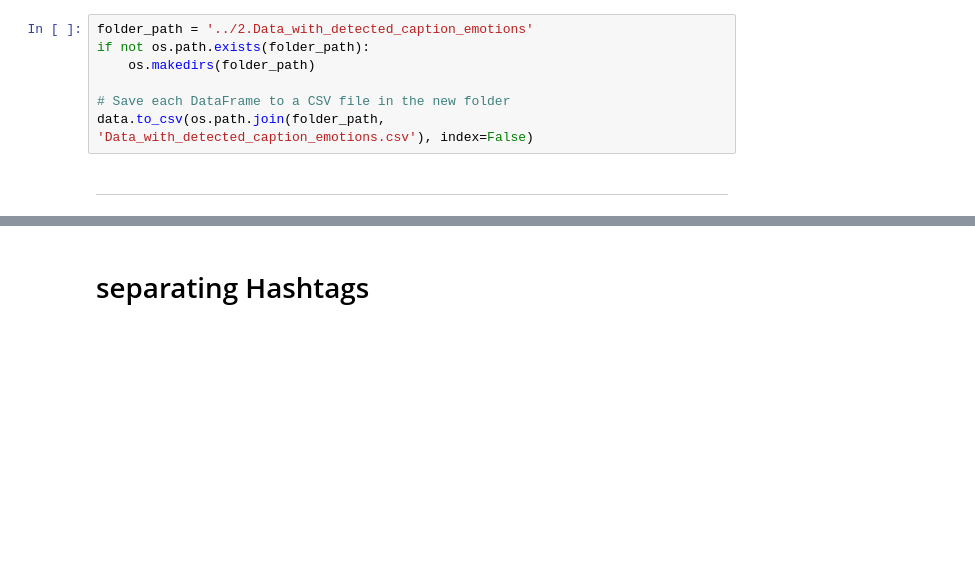
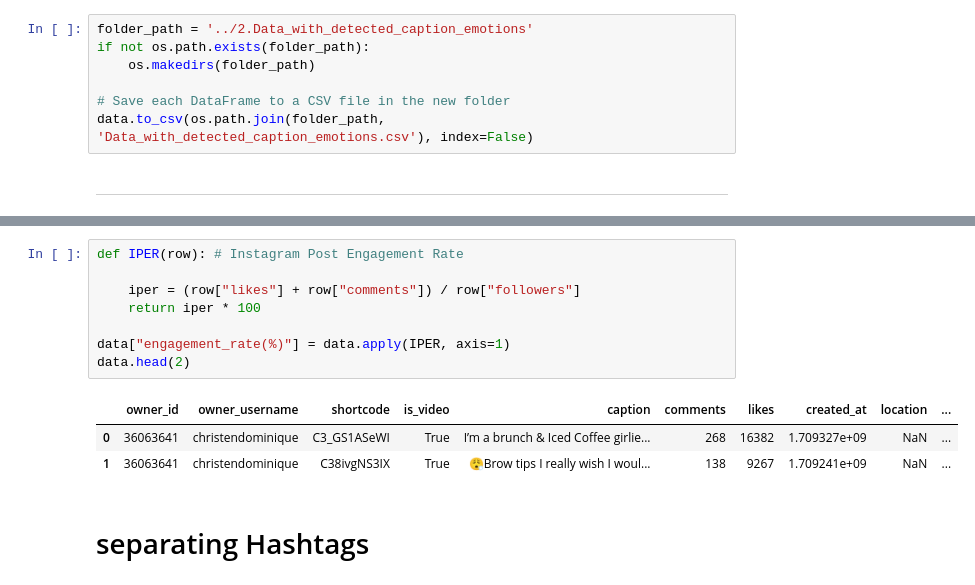
Before and after one commit to saeedshirani/Inastagram-data-analysis, a Jupyter notebook: 1.ETL/ETL.ipynb, the cells around one changed output, grey strips where cells are left out. Drawn from its saved outputs; the diff is of its cells as text; blank space fills up the shorter version.

```diff
--- a/1.ETL/ETL.ipynb
+++ b/1.ETL/ETL.ipynb
@@ -123,3 +165,15 @@ data.to_csv(os.path.join(folder_path, 'Data_with_detected_caption_emotions.csv')
+# %%
+def IPER(row): # Instagram Post Engagement Rate
+
+    iper = (row["likes"] + row["comments"]) / row["followers"]
+    return iper * 100
+
+data["engagement_rate(%)"] = data.apply(IPER, axis=1)
+data.head(2)
+# %% [output]
+|  | owner_id | owner_username | shortcode | is_video | caption | comments | likes | created_at | location | ... |
+| 0 | 36063641 | christendominique | C3_GS1ASeWI | True | I’m a brunch & Iced Coffee girlie... | 268 | 16382 | 1.709327e+09 | NaN | ... |
+| 1 | 36063641 | christendominique | C38ivgNS3IX | True | 😮‍💨Brow tips I really wish I woul... | 138 | 9267 | 1.709241e+09 | NaN | ... |
 # %% [markdown]
 # separating Hashtags
 # %%
```
Also changed, not shown: parts of 13 cells of this notebook, 3 other files.
